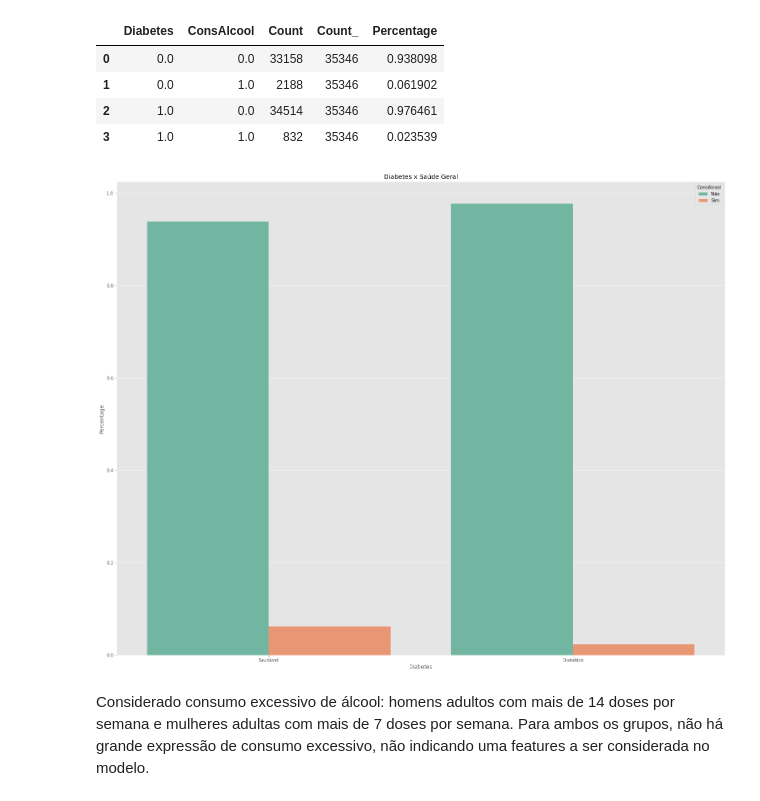
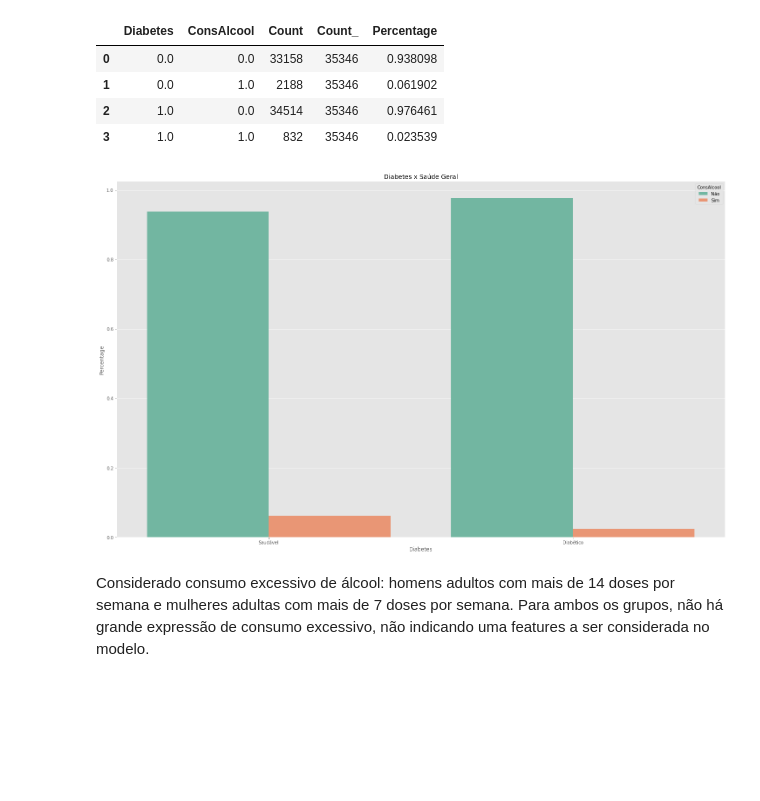
Before and after one commit to allanbraquiel/Stack_Labs_2_Squad_Scikit-Learn, a Jupyter notebook: notebook/StackLabs_DiabetesPrediction_Graphs060422.ipynb, the cells around one changed output. Saved outputs shown, nothing was run; the diff lists cells and outputs as text; code cells hidden in the pictures; blank space fills up the shorter version.

```diff
--- a/notebook/StackLabs_DiabetesPrediction_Graphs060422.ipynb
+++ b/notebook/StackLabs_DiabetesPrediction_Graphs060422.ipynb
@@ -580,10 +580,10 @@ Temp6
 Temp6['Diabetes'] = Temp6['Diabetes'].replace({0.0:'Saudável', 1.0:'Diabético'})
 Temp6['ConsAlcool'] = Temp6['ConsAlcool'].replace({0.0:'Não',1.0:'Sim' })
 # %%
-plt.figure(figsize = (25,20))
+plt.figure(figsize = (25,15))
 sns.barplot(x = 'Diabetes', y = 'Percentage', hue = 'ConsAlcool', data = Temp6, palette = 'Set2')
 plt.title("Diabetes x Saúde Geral")
 plt.show()
 # %% [output]
-[figure, old version]
+[figure, new version]
 # %% [markdown]
```
Also changed, not shown: parts of 3 cells of this notebook, 1 other file.
